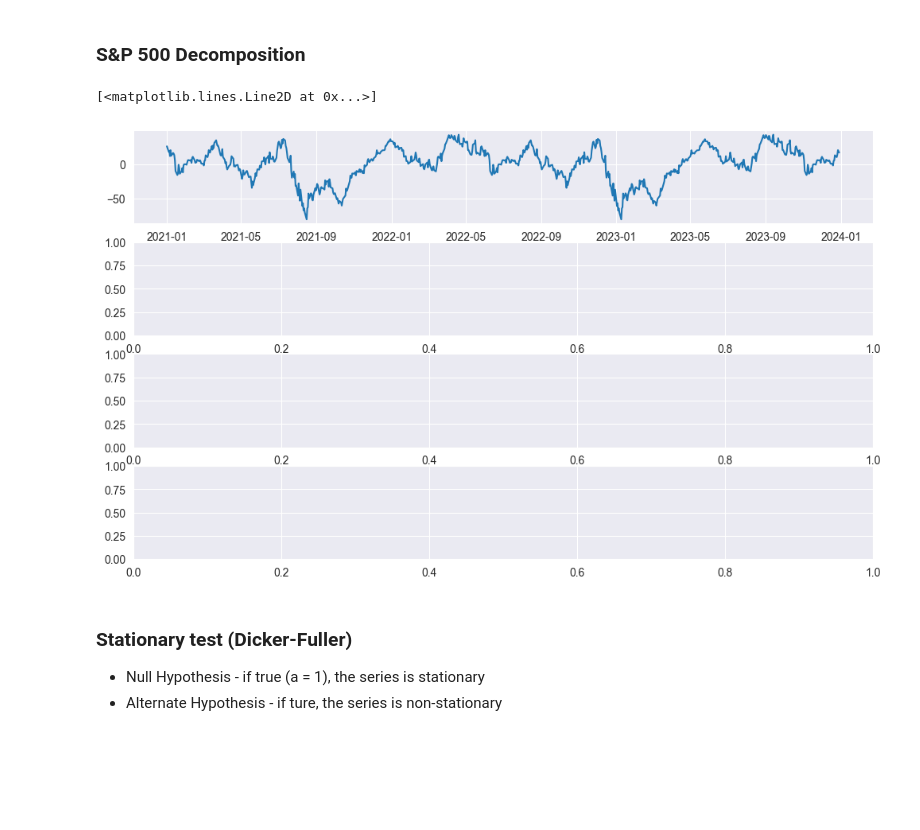
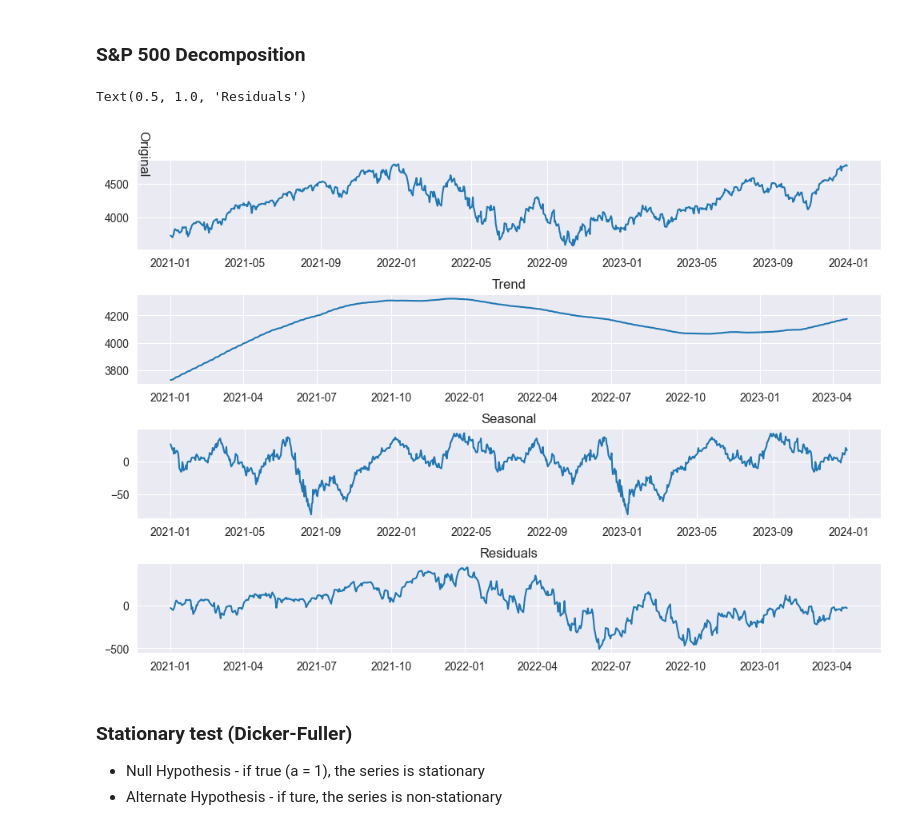
Before and after one commit to eddienubes/datascience-for-ek, a Jupyter notebook: project1/analysis.ipynb, the cells around one changed output. Saved outputs shown, nothing was run; the diff lists cells and outputs as text; code cells hidden in the pictures; blank space fills up the shorter version.

Commit message:
feat(analysis): plot changes

```diff
--- a/project1/analysis.ipynb
+++ b/project1/analysis.ipynb
@@ -160,17 +160,26 @@ ax.legend()
 ### S&P 500 Decomposition
 # %%
 result = seasonal_decompose(snp_data['close'], model='additive', period=365)
-fig, axs = plt.subplots(nrows=4, figsize=(12, 7))
+fig, axs = plt.subplots(nrows=4, figsize=(12, 8))
+fig.subplots_adjust(hspace=0.5)
 start_date = '2021-01-01'
 end_date = '2024-01-01'
 
-axs[0].plot(result.seasonal[start_date:end_date], label='Seasonal')
+axs[0].plot(snp_data['close'][start_date:end_date], label='Original')
+axs[0].set_title('Original', rotation=-90, ha='left', va='center', loc='left')
+axs[1].plot(result.trend[start_date:end_date], label='Trend')
+axs[1].set_title('Trend')
+axs[2].plot(result.seasonal[start_date:end_date], label='Seasonal')
+axs[2].set_title('Seasonal')
+axs[3].plot(result.resid[start_date:end_date], label='Residuals')
+axs[3].set_title('Residuals')
+
 # figure = result.plot()
 # mean_seasonal_effect = result.seasonal.mean()
 # print("Mean Seasonal Effect:", mean_seasonal_effect)
 # %% [output]
-[<matplotlib.lines.Line2D at 0x...>]
+Text(0.5, 1.0, 'Residuals')
-[figure, old version]
+[figure, new version]
 # %% [markdown]
 ### Stationary test (Dicker-Fuller)
 - Null Hypothesis - if true (a = 1), the series is stationary
```
